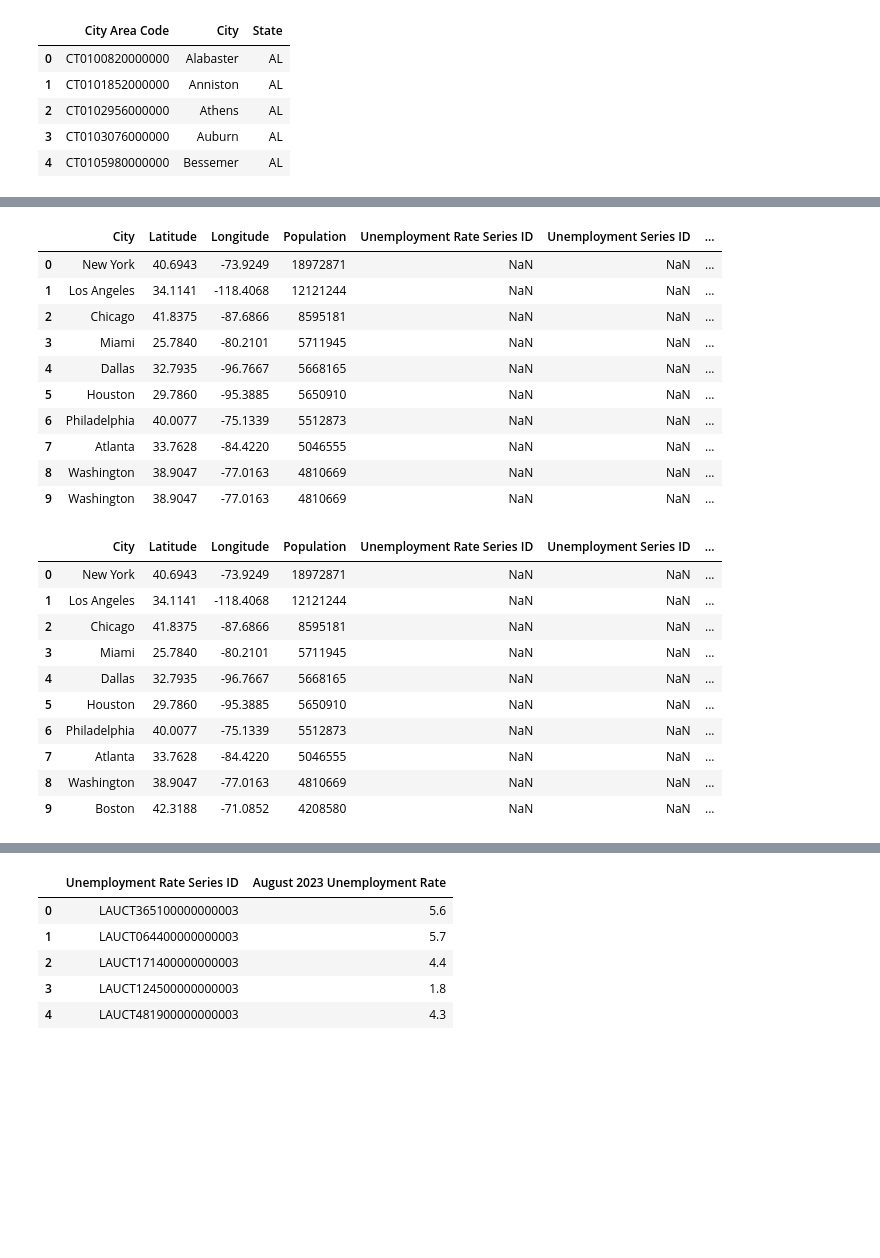
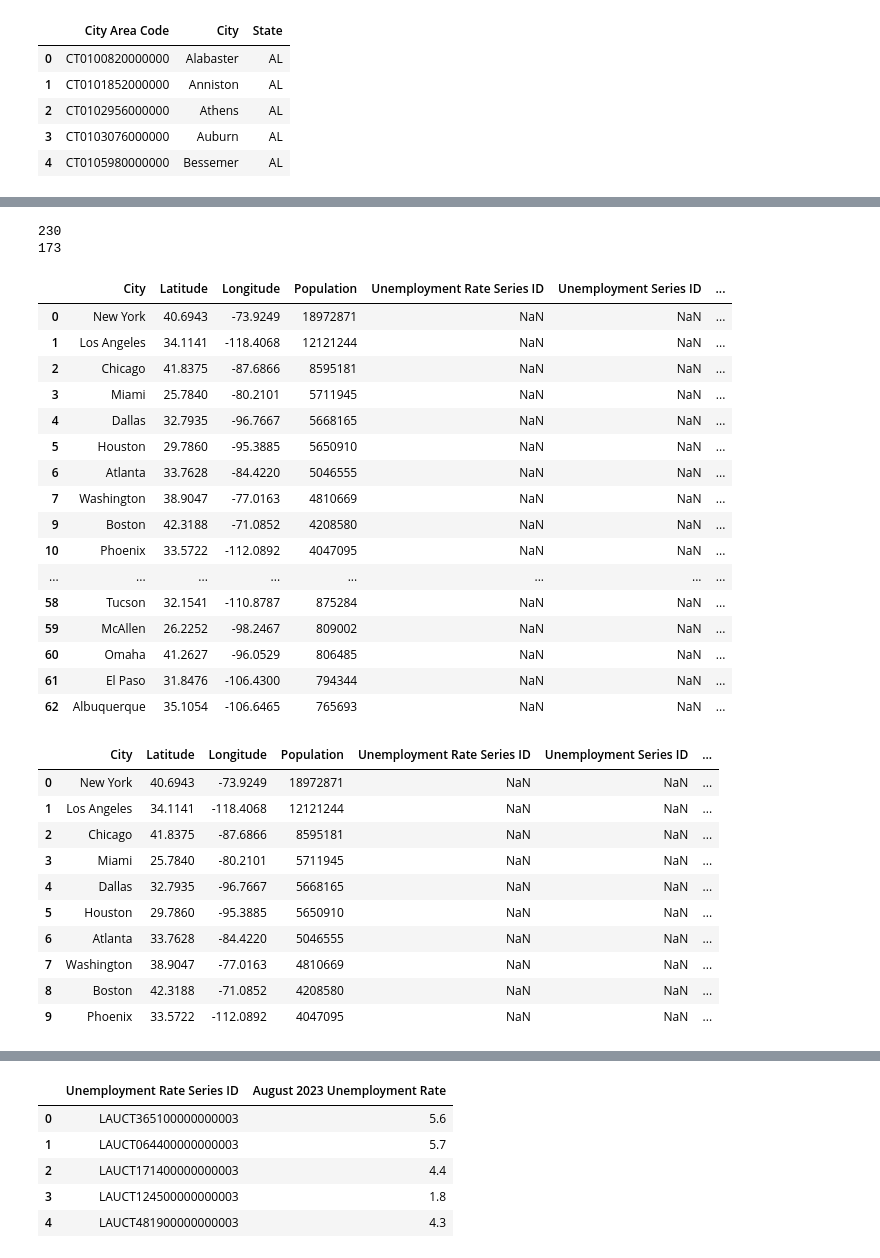
Before and after one commit to ryanmcr17/city-level-employment, a Jupyter notebook: cityDataETL/cityDataETL.ipynb, the cells around one changed output, grey strips where cells are left out. Drawn from its saved outputs; the diff is of its cells as text; code cells hidden in the pictures; blank space fills up the shorter version.

```diff
--- a/cityDataETL/cityDataETL.ipynb
+++ b/cityDataETL/cityDataETL.ipynb
@@ -417,10 +259,15 @@ top200_loc_pop_df = city_loc_pop_df.head(200)
 
 top200cities_df = pd.DataFrame(columns=['City','Latitude','Longitude','Population', 'Unemployment Rate Series ID', 'Unemployment Series ID', 'Labor Force Participation Rate Series ID'])
 
-top200cities_df['City'] = city_loc_pop_df['City']
-top200cities_df['Latitude'] = city_loc_pop_df['Latitude']
-top200cities_df['Longitude'] = city_loc_pop_df['Longitude']
-top200cities_df['Population'] = city_loc_pop_df['Population']
+top200cities_df['City'] = top200_loc_pop_df['City']
+top200cities_df['Latitude'] = top200_loc_pop_df['Latitude']
+top200cities_df['Longitude'] = top200_loc_pop_df['Longitude']
+top200cities_df['Population'] = top200_loc_pop_df['Population']
 
-top200cities_df.head(50)
+print(top200cities_df.index.size)
+
+top200cities_df.drop_duplicates(subset='City', inplace=True)
+print(top200cities_df.index.size)
+
+top200cities_df.head()
 # %% [output]
@@ -444,20 +282,33 @@ top200cities_df.head(50)
 # %%
 
-top_cities_df = top200cities_df.merge(city_area_codes_df, how='left', on='City')
+top_cities_df = top200cities_df.merge(city_codes_df, how='inner', on='City')
 
-top_cities_df.head(10)
+print(top_cities_df['City'].size)
+
+top_cities_df.drop_duplicates(subset='City', inplace=True)
+print(top_cities_df['City'].size)
+
+top_cities_df.head(50)
 # %% [output]
+230
+173
 |  | City | Latitude | Longitude | Population | Unemployment Rate Series ID | Unemployment Series ID | ... |
 | 0 | New York | 40.6943 | -73.9249 | 18972871 | NaN | NaN | ... |
 | 1 | Los Angeles | 34.1141 | -118.4068 | 12121244 | NaN | NaN | ... |
 | 2 | Chicago | 41.8375 | -87.6866 | 8595181 | NaN | NaN | ... |
 | 3 | Miami | 25.7840 | -80.2101 | 5711945 | NaN | NaN | ... |
 | 4 | Dallas | 32.7935 | -96.7667 | 5668165 | NaN | NaN | ... |
 | 5 | Houston | 29.7860 | -95.3885 | 5650910 | NaN | NaN | ... |
-| 6 | Philadelphia | 40.0077 | -75.1339 | 5512873 | NaN | NaN | ... |
-| 7 | Atlanta | 33.7628 | -84.4220 | 5046555 | NaN | NaN | ... |
-| 8 | Washington | 38.9047 | -77.0163 | 4810669 | NaN | NaN | ... |
-| 9 | Washington | 38.9047 | -77.0163 | 4810669 | NaN | NaN | ... |
+| 6 | Atlanta | 33.7628 | -84.4220 | 5046555 | NaN | NaN | ... |
+| 7 | Washington | 38.9047 | -77.0163 | 4810669 | NaN | NaN | ... |
+| 9 | Boston | 42.3188 | -71.0852 | 4208580 | NaN | NaN | ... |
+| 10 | Phoenix | 33.5722 | -112.0892 | 4047095 | NaN | NaN | ... |
+| ... | ... | ... | ... | ... | ... | ... | ... |
+| 58 | Tucson | 32.1541 | -110.8787 | 875284 | NaN | NaN | ... |
+| 59 | McAllen | 26.2252 | -98.2467 | 809002 | NaN | NaN | ... |
+| 60 | Omaha | 41.2627 | -96.0529 | 806485 | NaN | NaN | ... |
+| 61 | El Paso | 31.8476 | -106.4300 | 794344 | NaN | NaN | ... |
+| 62 | Albuquerque | 35.1054 | -106.6465 | 765693 | NaN | NaN | ... |
 # %%
 
 top_cities_df.drop_duplicates(subset=['City'], inplace=True)
@@ -476,10 +327,10 @@ top_cities_df.head(10)
 | 3 | Miami | 25.7840 | -80.2101 | 5711945 | NaN | NaN | ... |
 | 4 | Dallas | 32.7935 | -96.7667 | 5668165 | NaN | NaN | ... |
 | 5 | Houston | 29.7860 | -95.3885 | 5650910 | NaN | NaN | ... |
-| 6 | Philadelphia | 40.0077 | -75.1339 | 5512873 | NaN | NaN | ... |
-| 7 | Atlanta | 33.7628 | -84.4220 | 5046555 | NaN | NaN | ... |
-| 8 | Washington | 38.9047 | -77.0163 | 4810669 | NaN | NaN | ... |
-| 9 | Boston | 42.3188 | -71.0852 | 4208580 | NaN | NaN | ... |
+| 6 | Atlanta | 33.7628 | -84.4220 | 5046555 | NaN | NaN | ... |
+| 7 | Washington | 38.9047 | -77.0163 | 4810669 | NaN | NaN | ... |
+| 8 | Boston | 42.3188 | -71.0852 | 4208580 | NaN | NaN | ... |
+| 9 | Phoenix | 33.5722 | -112.0892 | 4047095 | NaN | NaN | ... |
 # %%
 
 top_cities_df['Unemployment Rate Series ID'] = 'LAU' + top_cities_df['City Area Code'] + '03'
```
Also changed, not shown: parts of 12 cells of this notebook, 1 other file.
